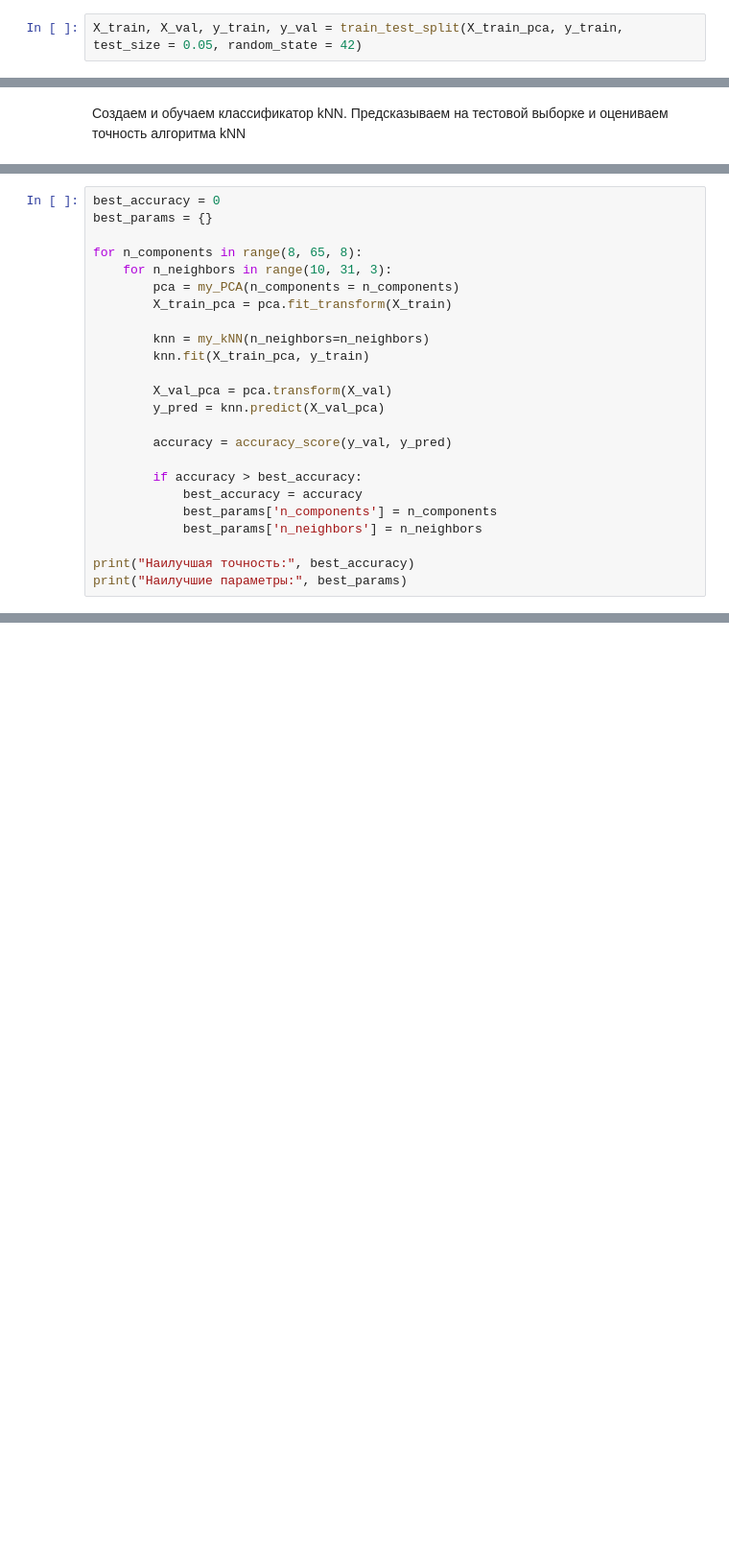
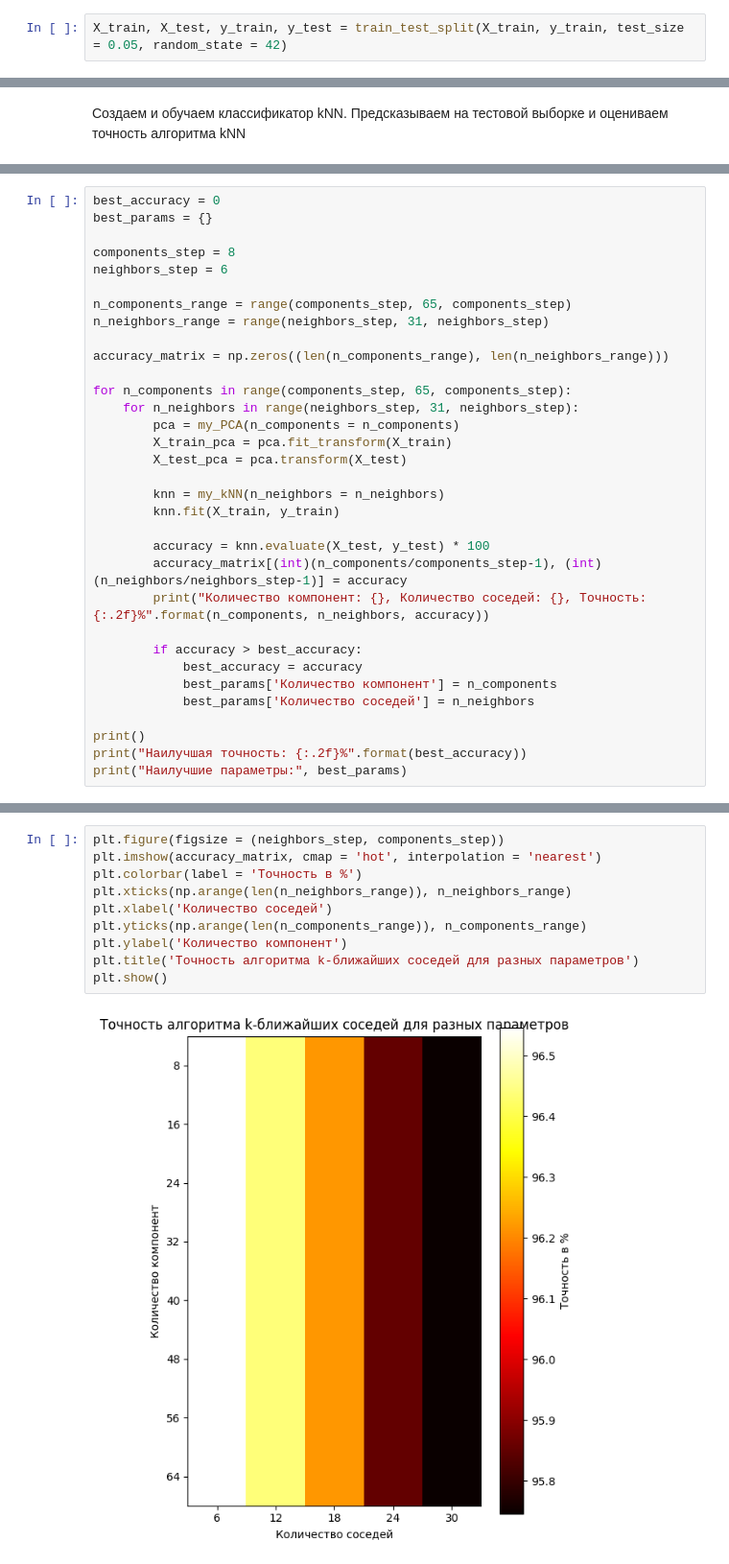
Before and after one commit to yaedavid/Spring2023Python, a Jupyter notebook: homework06/6.2 - Метод главных компонент (PCA)/6.2 Аветисян Давид Артурович НПМбд-02-20.ipynb, the cells around one changed output, grey strips where cells are left out. Shown: that part at 96% size. Cells and saved outputs as stored; diff of their text form; blank space fills up the shorter version.

```diff
--- a/homework06/6.2 - Метод главных компонент (PCA)/6.2 Аветисян Давид Артурович НПМбд-02-20.ipynb
+++ b/homework06/6.2 - Метод главных компонент (PCA)/6.2 Аветисян Давид Артурович НПМбд-02-20.ipynb
@@ -120,4 +127,4 @@ class my_kNN():
 # %% [markdown]
 Разбиваем данные на обучающую и тестовую выборку
 # %%
-X_train, X_val, y_train, y_val = train_test_split(X_train_pca, y_train, test_size = 0.05, random_state = 42)
+X_train, X_test, y_train, y_test = train_test_split(X_train, y_train, test_size = 0.05, random_state = 42)
@@ -150,24 +164,33 @@ print("Точность:", accuracy)
 best_accuracy = 0
 best_params = {}
 
-for n_components in range(8, 65, 8):
-    for n_neighbors in range(10, 31, 3):
+components_step = 8
+neighbors_step = 6
+
+n_components_range = range(components_step, 65, components_step)
+n_neighbors_range = range(neighbors_step, 31, neighbors_step)
+
+accuracy_matrix = np.zeros((len(n_components_range), len(n_neighbors_range)))
+
+for n_components in range(components_step, 65, components_step):
+    for n_neighbors in range(neighbors_step, 31, neighbors_step):
         pca = my_PCA(n_components = n_components)
         X_train_pca = pca.fit_transform(X_train)
+        X_test_pca = pca.transform(X_test)
 
-        knn = my_kNN(n_neighbors=n_neighbors)
-        knn.fit(X_train_pca, y_train)
+        knn = my_kNN(n_neighbors = n_neighbors)
+        knn.fit(X_train, y_train)
 
-        X_val_pca = pca.transform(X_val)
-        y_pred = knn.predict(X_val_pca)
-
-        accuracy = accuracy_score(y_val, y_pred)
+        accuracy = knn.evaluate(X_test, y_test) * 100
+        accuracy_matrix[(int)(n_components/components_step-1), (int)(n_neighbors/neighbors_step-1)] = accuracy
+        print("Количество компонент: {}, Количество соседей: {}, Точность: {:.2f}%".format(n_components, n_neighbors, accuracy))
 
         if accuracy > best_accuracy:
             best_accuracy = accuracy
-            best_params['n_components'] = n_components
-            best_params['n_neighbors'] = n_neighbors
+            best_params['Количество компонент'] = n_components
+            best_params['Количество соседей'] = n_neighbors
 
-print("Наилучшая точность:", best_accuracy)
+print()
+print("Наилучшая точность: {:.2f}%".format(best_accuracy))
 print("Наилучшие параметры:", best_params)
 # %% [output]
@@ -176,3 +214,15 @@ print("Наилучшие параметры:", best_params)
+# %%
+plt.figure(figsize = (neighbors_step, components_step))
+plt.imshow(accuracy_matrix, cmap = 'hot', interpolation = 'nearest')
+plt.colorbar(label = 'Точность в %')
+plt.xticks(np.arange(len(n_neighbors_range)), n_neighbors_range)
+plt.xlabel('Количество соседей')
+plt.yticks(np.arange(len(n_components_range)), n_components_range)
+plt.ylabel('Количество компонент')
+plt.title('Точность алгоритма k-ближайших соседей для разных параметров')
+plt.show()
+# %% [output]
+[figure, added]
 # %% [markdown]
 # Вывод
 
```
Also changed, not shown: parts of 12 cells of this notebook.
